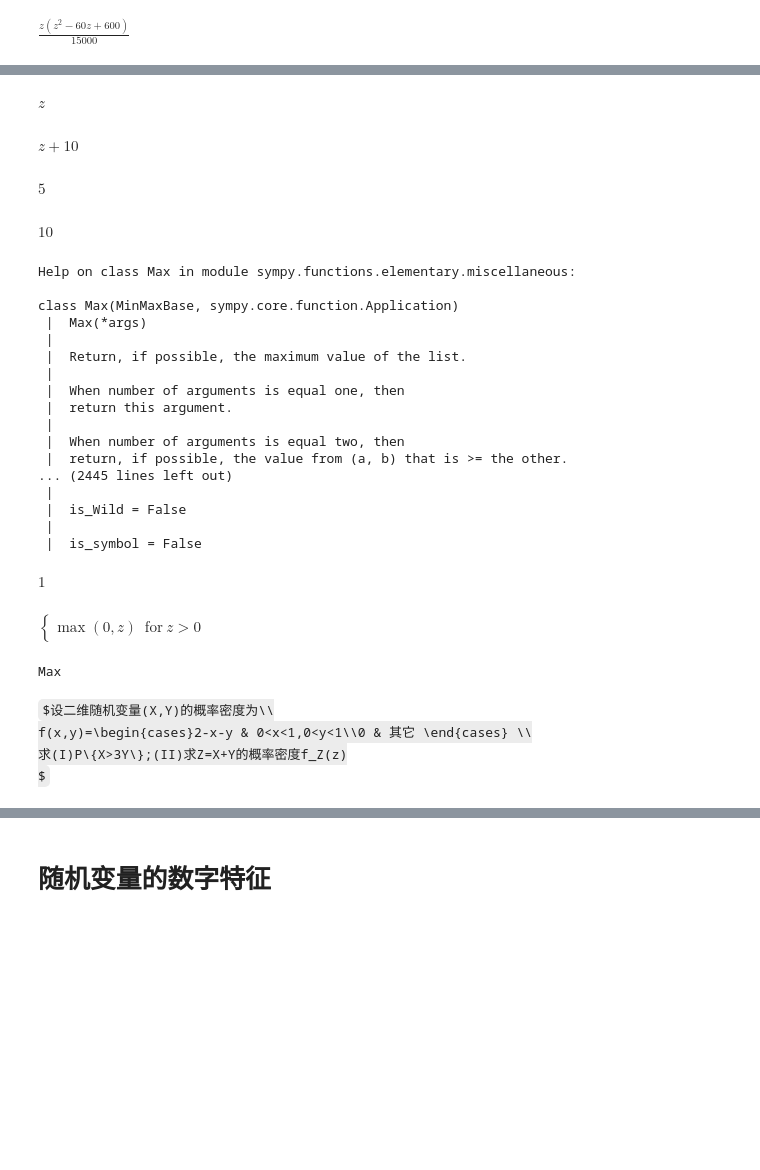
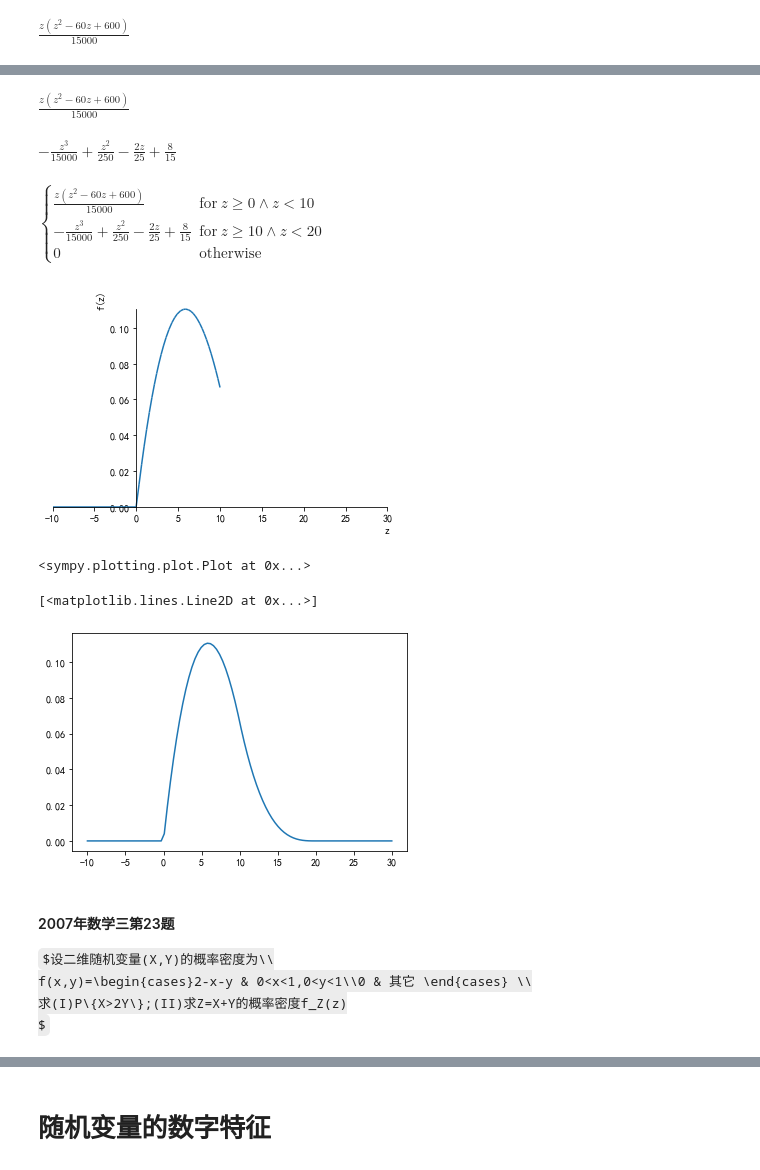
Before and after one commit to zidanewenqsh/math_notebook, a Jupyter notebook: Probability and Statistics.ipynb, the cells around one changed output, grey strips where cells are left out. Drawn from its saved outputs; the diff is of its cells as text; code cells hidden in the pictures; some formulas as TeX source; blank space fills up the shorter version.

```diff
--- a/Probability and Statistics.ipynb
+++ b/Probability and Statistics.ipynb
@@ -567,7 +631,8 @@ $\displaystyle - z^{3} + 60 z^{2} - 1200 z + 8000$
 z1 = symbols('z', positive=True)
 z2 = symbols('z', negative=True)
 fz_ = fz.doit()
-fz_1=fz_.subs(z,z1).subs(z1,z2+10).subs(z2,z-10)
-simplify(fz_1) # 结果
+fz_1 = fz_.subs(z, z1).subs(z1, z2 + 10).subs(z2, z - 10)
+fz_1 = simplify(fz_1)  # 结果
+fz_1
 # %% [output]
 $\displaystyle \frac{z \left(z^{2} - 60 z + 600\right)}{15000}$
@@ -587,48 +639,32 @@ $\displaystyle - z^{3} + 60 z^{2} - 1200 z + 8000$
-# %%
-z1 = symbols('z', positive=True)
-z2 = symbols('z', negative=True)
-Max(0,(𝑧-10)).subs(z,(z1+10))
-Min(10,z).subs(z,(z2+10))
-Max(0,(𝑧-10)).subs(z,15)
-Max(0,(𝑧-10),Min(10,z)).subs(z,15)
-# %% [output]
-$\displaystyle z$
-$\displaystyle z + 10$
-$\displaystyle 5$
-$\displaystyle 10$
-# %%
-help(Max)
-# %% [output]
-Help on class Max in module sympy.functions.elementary.miscellaneous:
-
-class Max(MinMaxBase, sympy.core.function.Application)
- |  Max(*args)
- |
- |  Return, if possible, the maximum value of the list.
- |
- |  When number of arguments is equal one, then
- |  return this argument.
- |
- |  When number of arguments is equal two, then
- |  return, if possible, the value from (a, b) that is >= the other.
-... (2445 lines left out)
- |
- |  is_Wild = False
- |
- |  is_symbol = False
-# %%
-import sympy
-z = symbols('z')
-f=Max(0,z)
-f.subs(z,1)
-Piecewise((f.subs(z,z),z>0))
-sympy.Max
-# %% [output]
-$\displaystyle 1$
-$\displaystyle \begin{cases} \max\left(0, z\right) & \text{for}\: z > 0 \end{cases}$
-Max
+# %%
+# 最终结果
+fz_1
+fz_2
+fz_f = Piecewise((fz_1,(z>=0)&(z<10)),(fz_2,(z>=10)&(z<20)),(0,True))
+fz_f
+plot(fz_f,xlim=(-10,30)) # sympy 中的plot只能绘制(-10,10)之间的图像
+# %% [output]
+$\displaystyle \frac{z \left(z^{2} - 60 z + 600\right)}{15000}$
+$\displaystyle - \frac{z^{3}}{15000} + \frac{z^{2}}{250} - \frac{2 z}{25} + \frac{8}{15}$
+$\displaystyle \begin{cases} \frac{z \left(z^{2} - 60 z + 600\right)}{15000} & \text{for}\: z \geq 0 \wedge z < 10 \\- \frac{z^{3}}{15000} + \frac{z^{2}}{250} - \frac{2 z}{25} + \frac{8}{15} & \text{for}\: z \geq 10 \wedge z < 20 \\0 & \text{otherwise} \end{cases}$
+[figure, added]
+<sympy.plotting.plot.Plot at 0x...>
+# %%
+# 替换方案
+x1 = np.linspace(-10,30,100)
+y1 = fz_f.subs(z,x1)
+# x1
+y1 = []
+for x1_ in x1:
+    y1.append(fz_f.subs(z,x1_))
+# y1
+plt.plot(x1,y1)
+# %% [output]
+[<matplotlib.lines.Line2D at 0x...>]
+[figure, added]
 # %% [markdown]
+#### 2007年数学三第23题
 $设二维随机变量(X,Y)的概率密度为\\
 f(x,y)=\begin{cases}2-x-y & 0<x<1,0<y<1\\0 & 其它 \end{cases} \\
-求(I)P\{X>3Y\};(II)求Z=X+Y的概率密度f_Z(z)
+求(I)P\{X>2Y\};(II)求Z=X+Y的概率密度f_Z(z)
 $
```
Also changed, not shown: parts of 110 cells of this notebook, 1 other file.
